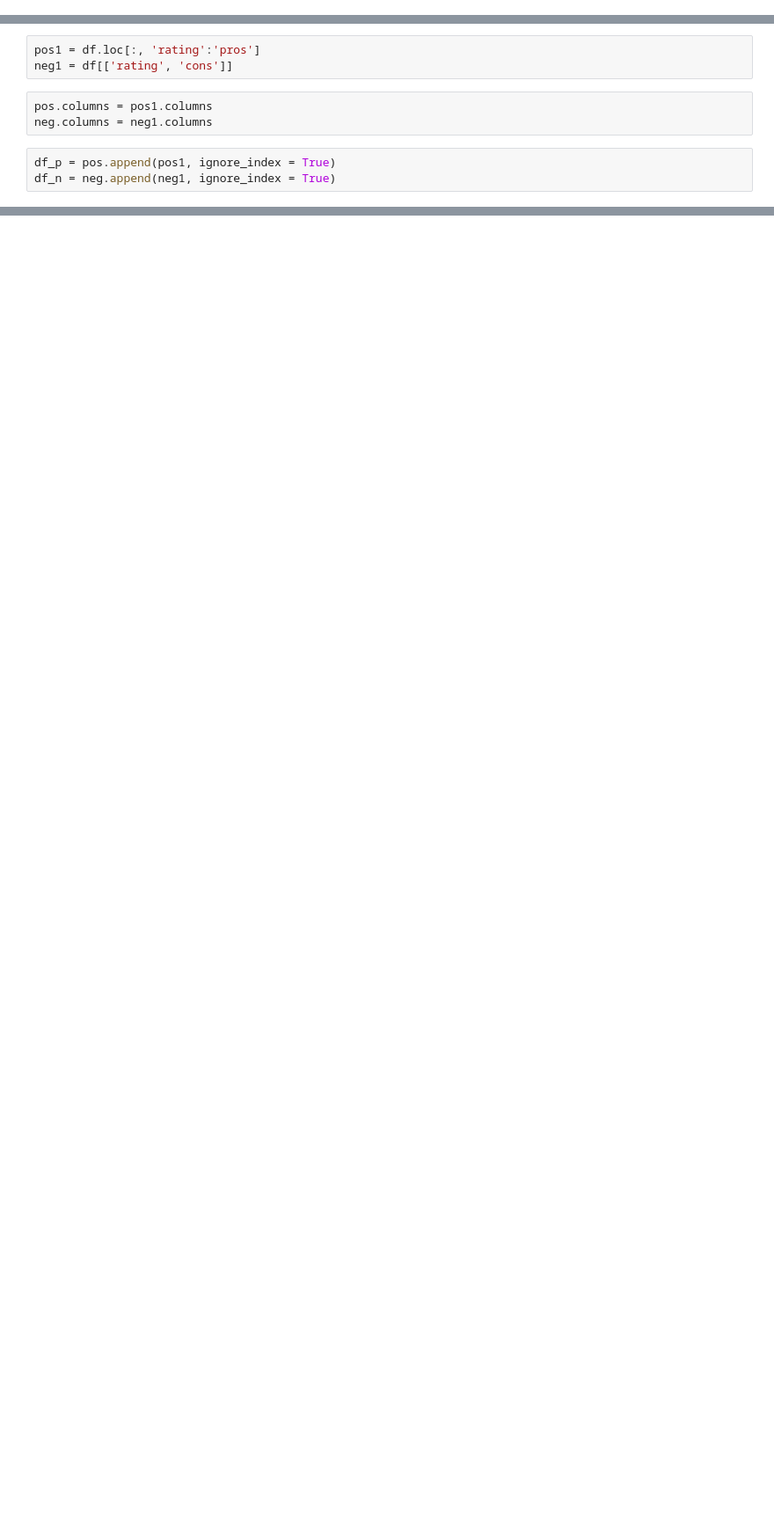
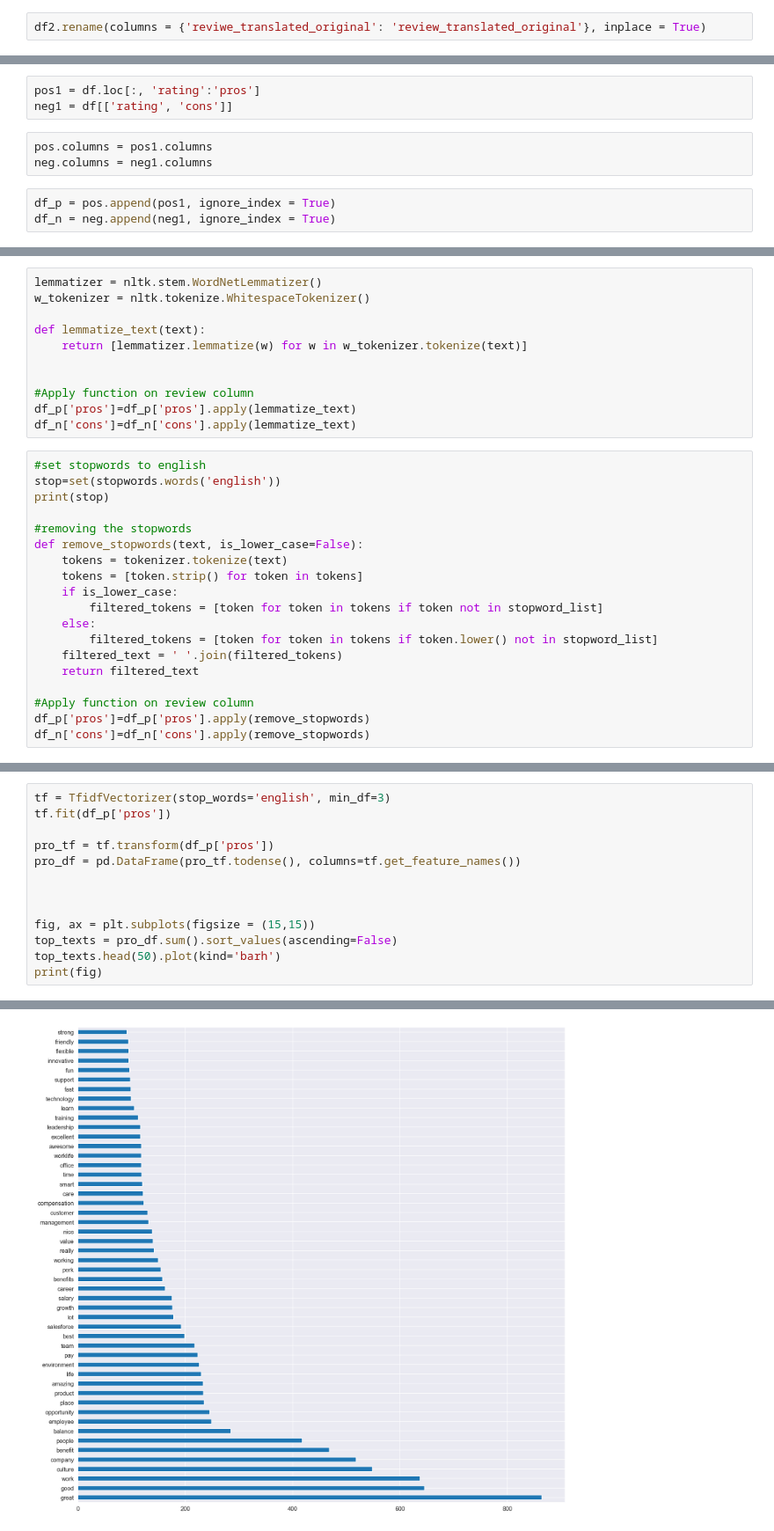
Before and after one commit to hitomi1104/sf_employee_review, a Jupyter notebook: combined.ipynb, the cells around one changed output, grey strips where cells are left out. Shown at 88% size. Drawn from its saved outputs; the diff is of its cells as text; blank space fills up the shorter version.

```diff
--- a/combined.ipynb
+++ b/combined.ipynb
@@ -50,3 +39,5 @@ df2.head()
+# %%
+df2.rename(columns = {'reviwe_translated_original': 'review_translated_original'}, inplace = True)
 # %%
 df = df.loc[:, 'rating':'cons']
 df2 = df2.loc[:, 'rating':'emotion']
@@ -86,0 +100,30 @@ df_n = neg.append(neg1, ignore_index = True)
+# %%
+lemmatizer = nltk.stem.WordNetLemmatizer()
+w_tokenizer = nltk.tokenize.WhitespaceTokenizer()
+
+def lemmatize_text(text):
+    return [lemmatizer.lemmatize(w) for w in w_tokenizer.tokenize(text)]
+
+
+#Apply function on review column
+df_p['pros']=df_p['pros'].apply(lemmatize_text)
+df_n['cons']=df_n['cons'].apply(lemmatize_text)
+# %%
+#set stopwords to english
+stop=set(stopwords.words('english'))
+print(stop)
+
+#removing the stopwords
+def remove_stopwords(text, is_lower_case=False):
+    tokens = tokenizer.tokenize(text)
+    tokens = [token.strip() for token in tokens]
+    if is_lower_case:
+        filtered_tokens = [token for token in tokens if token not in stopword_list]
+    else:
+        filtered_tokens = [token for token in tokens if token.lower() not in stopword_list]
+    filtered_text = ' '.join(filtered_tokens)
+    return filtered_text
+
+#Apply function on review column
+df_p['pros']=df_p['pros'].apply(remove_stopwords)
+df_n['cons']=df_n['cons'].apply(remove_stopwords)
@@ -86,0 +155,14 @@ df_n = neg.append(neg1, ignore_index = True)
+# %%
+tf = TfidfVectorizer(stop_words='english', min_df=3)
+tf.fit(df_p['pros'])
+
+pro_tf = tf.transform(df_p['pros'])
+pro_df = pd.DataFrame(pro_tf.todense(), columns=tf.get_feature_names())
+
+
+
+fig, ax = plt.subplots(figsize = (15,15))
+top_texts = pro_df.sum().sort_values(ascending=False)
+top_texts.head(50).plot(kind='barh')
+print(fig)
+# %% [output]
@@ -86,0 +170 @@ df_n = neg.append(neg1, ignore_index = True)
+[figure, added]
```
Also changed, not shown: parts of 21 cells of this notebook, 1 other file.
